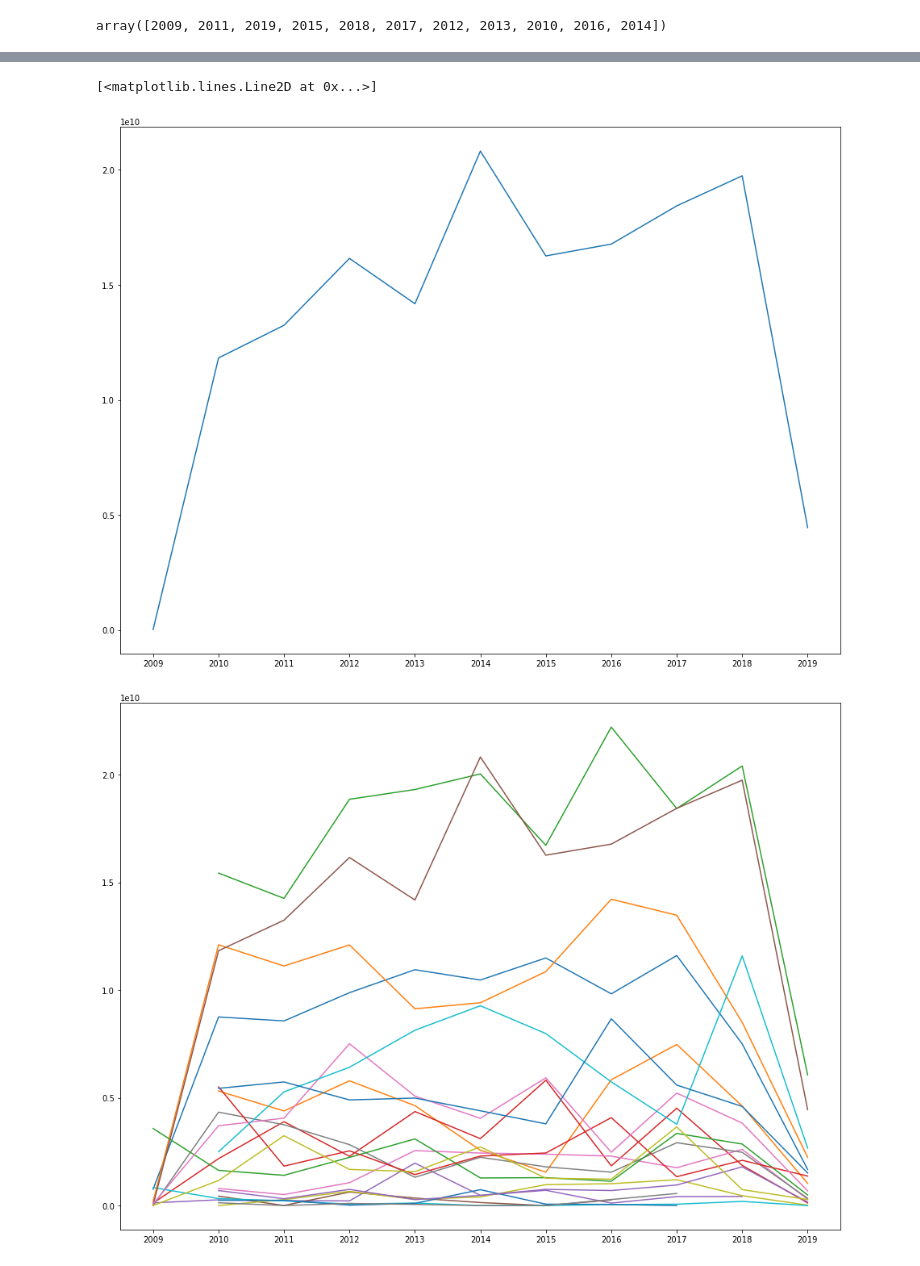
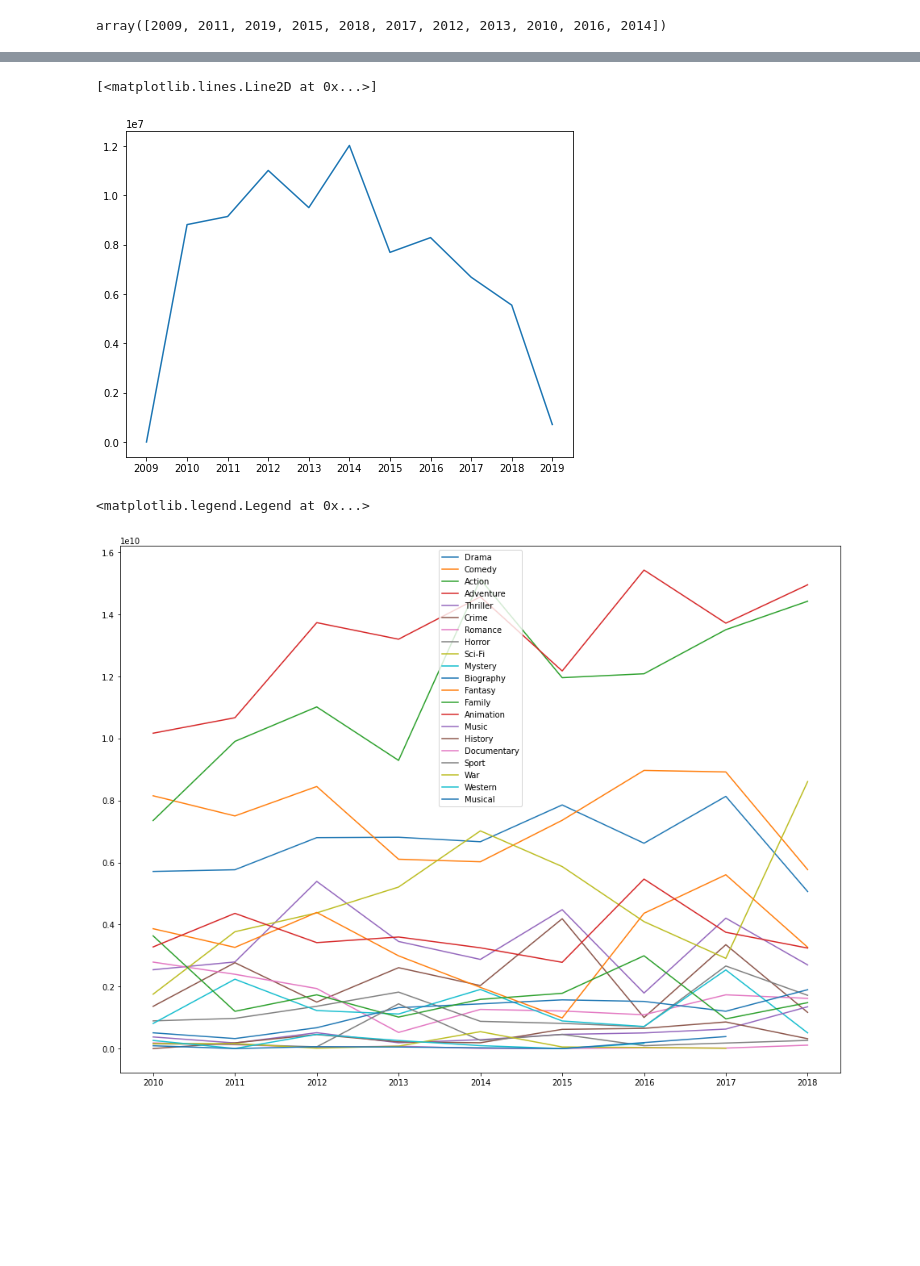
Before and after one commit to carlytsu/dsc-phase-1-project, a Jupyter notebook: Project 1 Lab Notebook.ipynb, the cells around one changed output, grey strips where cells are left out. Saved outputs shown, nothing was run; the diff lists cells and outputs as text; code cells hidden in the pictures; blank space fills up the shorter version.

```diff
--- a/Project 1 Lab Notebook.ipynb
+++ b/Project 1 Lab Notebook.ipynb
@@ -443,10 +443,16 @@ df_tn_budgets.head()
 | 4 | 5 | 2017-12-15 | Star Wars Ep. VIII: The Last Jedi | 317000000.0 | 620181382.0 | 1.316722e+09 |
 # %%
 #create a column of the total gross
-df_tn_budgets["total_gross"] = df_tn_budgets['domestic_gross'] + df_tn_budgets['worldwide_gross']
+df_tn_budgets["intl_gross"] = df_tn_budgets['worldwide_gross'] - df_tn_budgets['domestic_gross']
+
+#create a net profit column
+df_tn_budgets["net_profit"] = df_tn_budgets['worldwide_gross'] - df_tn_budgets['production_budget']
 
 #create ROI column
-df_tn_budgets['roi'] = df_tn_budgets['total_gross'] / df_tn_budgets['production_budget']
+df_tn_budgets['roi'] = df_tn_budgets['net_profit'] / df_tn_budgets['production_budget']
+
+#only need to do this once
+#df_tn_budgets.drop("total_gross", axis=1, inplace=True)
 
 df_tn_budgets.head()
 # %% [output]
@@ -818,11 +827,13 @@ genres_list = ['Drama', 'Fantasy', 'Adventure', 'Crime', 'Sport', 'Western', 'Bi
 # %%
 #take 2020 out
 
-df_merge_inclusive = df_merge_inclusive.loc[df_merge_inclusive['release_year'] < 2020]
+
 df_merge_inclusive['release_year'].unique()
 # %% [output]
 array([2009, 2011, 2019, 2015, 2018, 2017, 2012, 2013, 2010, 2016, 2014])
 # %%
 y = df_merge_inclusive[genres_list].sum().sort_values(ascending=False)
+sorted_genres = y.index.tolist()
+print(sorted_genres)
 y
 # %% [output]
@@ -911,29 +923,35 @@ memory usage: 166.8+ KB
 # %%
 #test whether we can make a line graph using df_action
-fig, ax = plt.subplots(figsize=(16,12))
+fig, ax = plt.subplots(figsize=(8,6))
 
 grouped_action = df_action.groupby('release_year')
 x=grouped_action['release_year'].sum().index
-y=grouped_action['total_gross'].sum()
+y=grouped_action['numvotes'].sum()
 ax.xaxis.set_major_locator(plt.MultipleLocator(1))
 
 ax.plot(x,y)
 # %% [output]
 [<matplotlib.lines.Line2D at 0x...>]
-[figure, old version]
+[figure, new version]
 # %%
 #test whether we can make a line graph using df_action
+
+df_lines = df_merge_inclusive.loc[df_merge_inclusive["release_year"] < 2019]
+df_lines = df_lines.loc[df_lines["release_year"] > 2009]
+
 fig, ax = plt.subplots(figsize=(16,12))
 ax.xaxis.set_major_locator(plt.MultipleLocator(1))
 
-for genre in genres_list:
-    df = df_merge_inclusive.loc[df_merge_inclusive[genre] == 1]
+for genre in sorted_genres:
+    df = df_lines.loc[df_lines[genre] == 1]
 
     grouped = df.groupby('release_year')
     x=grouped['release_year'].sum().index
-    y=grouped['total_gross'].sum()
+    y=grouped['worldwide_gross'].sum()
 
 
     ax.plot(x,y)
+ax.legend(sorted_genres)
 # %% [output]
+<matplotlib.legend.Legend at 0x...>
-[figure, old version]
+[figure, new version]
```
Also changed, not shown: parts of 37 cells of this notebook, 14 other files.
